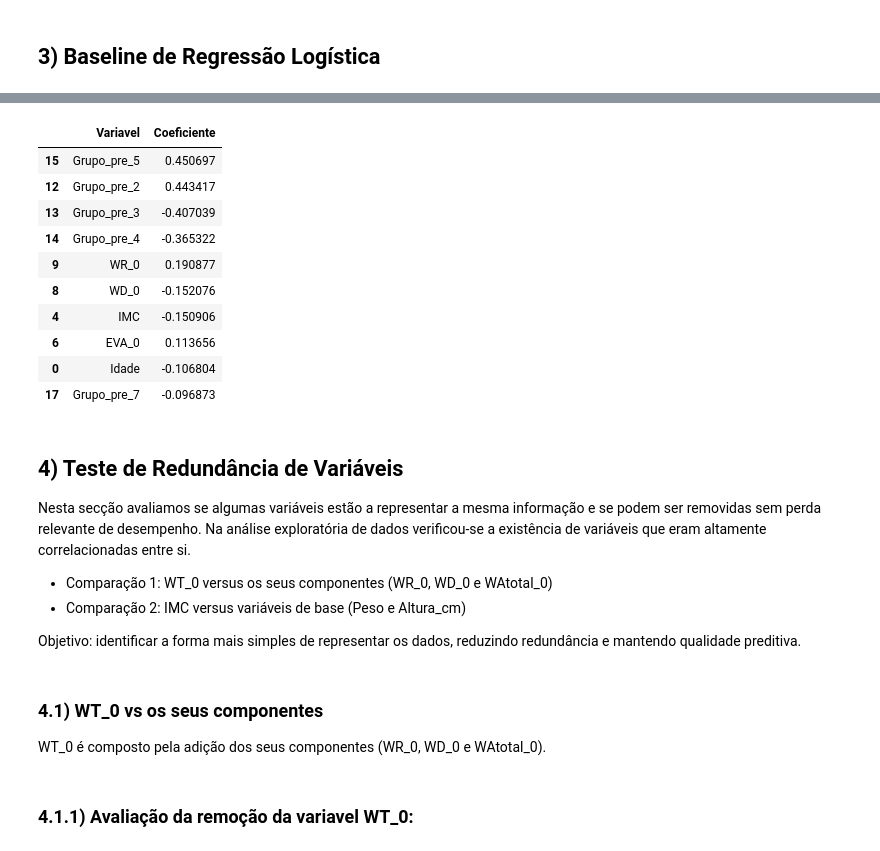
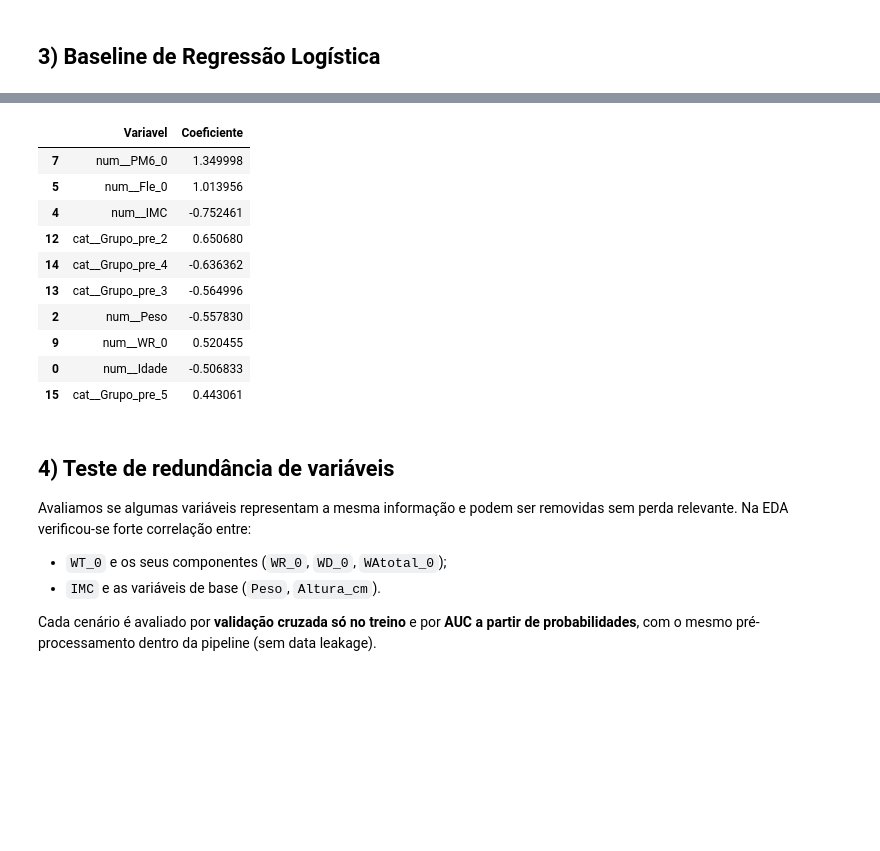
Before and after one commit to efigueira-hds/ML_Projeto_Final, a Jupyter notebook: RL_limpo.ipynb, the cells around one changed output, grey strips where cells are left out. Cells and saved outputs as stored; diff of their text form; code cells hidden in the pictures; blank space fills up the shorter version.

Commit message:
A/B/C/E/F/G: RL_limpo uses pipeline, CV on train, AUC from proba, valid grid, SMOTE; clarify Regressao Logistica naming

```diff
--- a/RL_limpo.ipynb
+++ b/RL_limpo.ipynb
@@ -80,13 +56,10 @@ Name: proportion, dtype: float64
 # %% [markdown]
 ## 3) Baseline de Regressão Logística
 # %%
-# Treino do baseline com Regressão Logística
-clf_LR = LogisticRegression(random_state=42)
-clf_LR = clf_LR.fit(X_train, y_train)
-
-# Previsões no conjunto de teste
-y_pred_LR = clf_LR.predict(X_test)
-y_pred_LR_prob = clf_LR.predict_proba(X_test)
-print(y_pred_LR_prob)
-print(y_pred_LR)
+# Baseline: Regressão Logística dentro da pipeline (imputação + OHE + scaling).
+# O scaling (escalar=True) é importante para a convergência da LR.
+pipe_lr_base = prep.construir_pipeline(
+    LogisticRegression(max_iter=1000, random_state=42), X, escalar=True
+)
+pipe_lr_base.fit(X_train, y_train)
 # %% [output]
@@ -184,37 +111,32 @@ Please also refer to the documentation for alternative solver options:
 # %%
-#coefientes do modelo para análise de importância das features
-
-coef_LR = pd.DataFrame({
-    'Variavel': X_train.columns,
-    'Coeficiente': clf_LR.coef_[0]
-}).sort_values(by='Coeficiente', key=abs, ascending=False)
-
+# Coeficientes do modelo (interpretabilidade). As features estão escaladas dentro
+# da pipeline, pelo que os coeficientes são diretamente comparáveis em magnitude.
+nomes = pipe_lr_base.named_steps["prep"].get_feature_names_out()
+coefs = pipe_lr_base.named_steps["modelo"].coef_[0]
+coef_LR = (
+    pd.DataFrame({"Variavel": nomes, "Coeficiente": coefs})
+    .sort_values(by="Coeficiente", key=abs, ascending=False)
+)
 coef_LR.head(10)
 # %% [output]
 |  | Variavel | Coeficiente |
-| 15 | Grupo_pre_5 | 0.450697 |
-| 12 | Grupo_pre_2 | 0.443417 |
-| 13 | Grupo_pre_3 | -0.407039 |
-| 14 | Grupo_pre_4 | -0.365322 |
-| 9 | WR_0 | 0.190877 |
-| 8 | WD_0 | -0.152076 |
-| 4 | IMC | -0.150906 |
-| 6 | EVA_0 | 0.113656 |
-| 0 | Idade | -0.106804 |
-| 17 | Grupo_pre_7 | -0.096873 |
+| 7 | num__PM6_0 | 1.349998 |
+| 5 | num__Fle_0 | 1.013956 |
+| 4 | num__IMC | -0.752461 |
+| 12 | cat__Grupo_pre_2 | 0.650680 |
+| 14 | cat__Grupo_pre_4 | -0.636362 |
+| 13 | cat__Grupo_pre_3 | -0.564996 |
+| 2 | num__Peso | -0.557830 |
+| 9 | num__WR_0 | 0.520455 |
+| 0 | num__Idade | -0.506833 |
+| 15 | cat__Grupo_pre_5 | 0.443061 |
 # %% [markdown]
-## 4) Teste de Redundância de Variáveis
+## 4) Teste de redundância de variáveis
 
-Nesta secção avaliamos se algumas variáveis estão a representar a mesma informação e se podem ser removidas sem perda relevante de desempenho. Na análise exploratória de dados verificou-se a existência de variáveis que eram altamente correlacionadas entre si.
+Avaliamos se algumas variáveis representam a mesma informação e podem ser removidas sem perda relevante. Na EDA verificou-se forte correlação entre:
 
-- Comparação 1: WT_0 versus os seus componentes (WR_0, WD_0 e WAtotal_0)
-- Comparação 2: IMC versus variáveis de base (Peso e Altura_cm)
+- `WT_0` e os seus componentes (`WR_0`, `WD_0`, `WAtotal_0`);
+- `IMC` e as variáveis de base (`Peso`, `Altura_cm`).
 
-Objetivo: identificar a forma mais simples de representar os dados, reduzindo redundância e mantendo qualidade preditiva.
+Cada cenário é avaliado por **validação cruzada só no treino** e por **AUC a partir de probabilidades**, com o mesmo pré-processamento dentro da pipeline (sem data leakage).
-# %% [markdown]
-### 4.1) WT_0 vs os seus componentes
-
-WT_0 é composto pela adição dos seus componentes (WR_0, WD_0 e WAtotal_0).
-# %% [markdown]
-### 4.1.1) Avaliação da remoção da variavel WT_0:
 # %%
```
Also changed, not shown: parts of 30 cells of this notebook.
